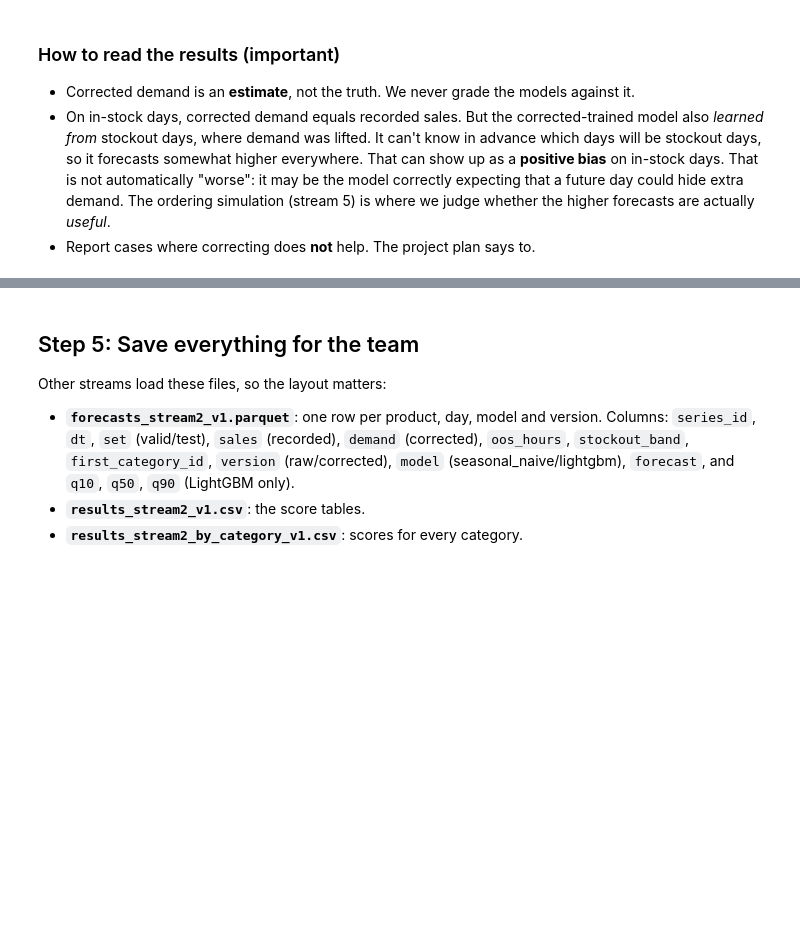
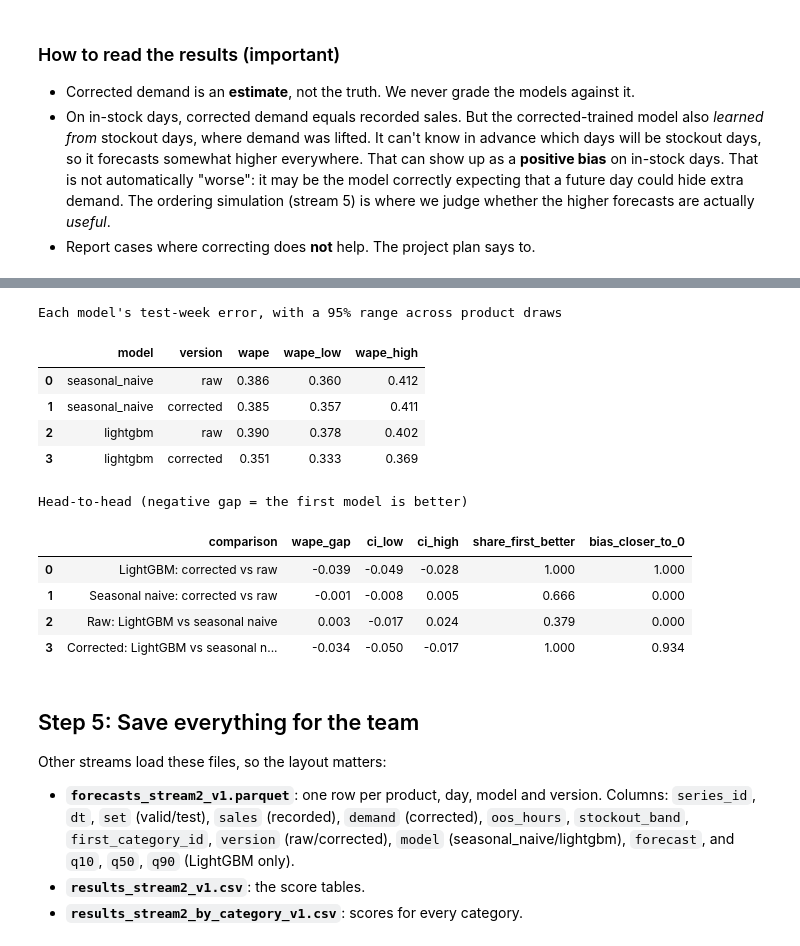
Before and after one commit to Bboy5555/stockout-aware-forecasting, a Jupyter notebook: notebooks/stream2_forecasting.ipynb, the cells around one changed output, grey strips where cells are left out. Saved outputs shown, nothing was run; the diff lists cells and outputs as text; code cells hidden in the pictures; blank space fills up the shorter version.

Commit message:
Stream 2: seasonal naive and LightGBM, raw vs corrected demand

```diff
--- a/notebooks/stream2_forecasting.ipynb
+++ b/notebooks/stream2_forecasting.ipynb
@@ -574,3 +575,73 @@ plt.savefig('figures/stream2_bias.png', dpi=150); plt.show()
+# %%
+# Re-grade the test week 2,000 times, each time with a different random draw of products,
+# to see how much our scores would move.
+N_DRAWS = 2000
+rng = np.random.default_rng(SEED)
+
+# In-stock test days only, same as our main scoring
+t = forecasts[(forecasts.set == 'test') & (forecasts.oos_hours == 0)].copy()
+t['abs_err']    = (t.sales - t.forecast).abs()    # how far off, ignoring direction
+t['signed_err'] = t.forecast - t.sales            # forecast minus actual (negative = too low)
+
+# Total errors for each product, for each model and version
+per_product = t.groupby(['model', 'version', 'series_id'])[['abs_err', 'signed_err', 'sales']].sum()
+
+# Each draw picks 2,000 products at random, with repeats. Every model uses the SAME draws,
+# so the comparison between models is fair.
+all_products = np.sort(t.series_id.unique())
+draws = rng.integers(0, len(all_products), size=(N_DRAWS, len(all_products)))
+
+def draw_scores(model, version):
+    """WAPE and bias for each of the 2,000 draws."""
+    p = per_product.loc[(model, version)].reindex(all_products, fill_value=0.0)
+    abs_err, signed, actual = p.abs_err.to_numpy(), p.signed_err.to_numpy(), p.sales.to_numpy()
+    wape_d = abs_err[draws].sum(axis=1) / actual[draws].sum(axis=1)
+    bias_d = signed[draws].sum(axis=1)  / actual[draws].sum(axis=1)
+    return wape_d, bias_d
+
+scores = {(m, v): draw_scores(m, v) for m in ['seasonal_naive', 'lightgbm'] for v in ['raw', 'corrected']}
+
+# Part 1: each model's score with a 95% range
+rows = []
+for (m, v), (w, b) in scores.items():
+    rows.append({'model': m, 'version': v, 'wape': w.mean(),
+                 'wape_low': np.percentile(w, 2.5), 'wape_high': np.percentile(w, 97.5)})
+ranges = pd.DataFrame(rows)
+print("Each model's test-week error, with a 95% range across product draws")
+display(ranges.round(3))
+
+# Part 2: head-to-head comparisons
+def compare(label, first, second):
+    w1, b1 = scores[first]; w2, b2 = scores[second]
+    diff = w1 - w2                      # negative = the first model has lower error
+    lo, hi = np.percentile(diff, [2.5, 97.5])
+    return {'comparison': label, 'wape_gap': diff.mean(), 'ci_low': lo, 'ci_high': hi,
+            'share_first_better': (diff < 0).mean(),
+            'bias_closer_to_0': (np.abs(b1) < np.abs(b2)).mean()}
+
+stability = pd.DataFrame([
+    compare('LightGBM: corrected vs raw',            ('lightgbm', 'corrected'),       ('lightgbm', 'raw')),
+    compare('Seasonal naive: corrected vs raw',      ('seasonal_naive', 'corrected'), ('seasonal_naive', 'raw')),
+    compare('Raw: LightGBM vs seasonal naive',       ('lightgbm', 'raw'),             ('seasonal_naive', 'raw')),
+    compare('Corrected: LightGBM vs seasonal naive', ('lightgbm', 'corrected'),       ('seasonal_naive', 'corrected')),
+])
+print("\nHead-to-head (negative gap = the first model is better)")
+display(stability.round(3))
+
+stability.to_csv(PROC_DIR / 'stability_stream2_v1.csv', index=False)
+# %% [output]
+Each model's test-week error, with a 95% range across product draws
+|  | model | version | wape | wape_low | wape_high |
+| 0 | seasonal_naive | raw | 0.386 | 0.360 | 0.412 |
+| 1 | seasonal_naive | corrected | 0.385 | 0.357 | 0.411 |
+| 2 | lightgbm | raw | 0.390 | 0.378 | 0.402 |
+| 3 | lightgbm | corrected | 0.351 | 0.333 | 0.369 |
+Head-to-head (negative gap = the first model is better)
+|  | comparison | wape_gap | ci_low | ci_high | share_first_better | bias_closer_to_0 |
+| 0 | LightGBM: corrected vs raw | -0.039 | -0.049 | -0.028 | 1.000 | 1.000 |
+| 1 | Seasonal naive: corrected vs raw | -0.001 | -0.008 | 0.005 | 0.666 | 0.000 |
+| 2 | Raw: LightGBM vs seasonal naive | 0.003 | -0.017 | 0.024 | 0.379 | 0.000 |
+| 3 | Corrected: LightGBM vs seasonal n... | -0.034 | -0.050 | -0.017 | 1.000 | 0.934 |
 # %% [markdown]
 ## Step 5: Save everything for the team
 Other streams load these files, so the layout matters:
```
Also changed, not shown: parts of 3 cells of this notebook.
